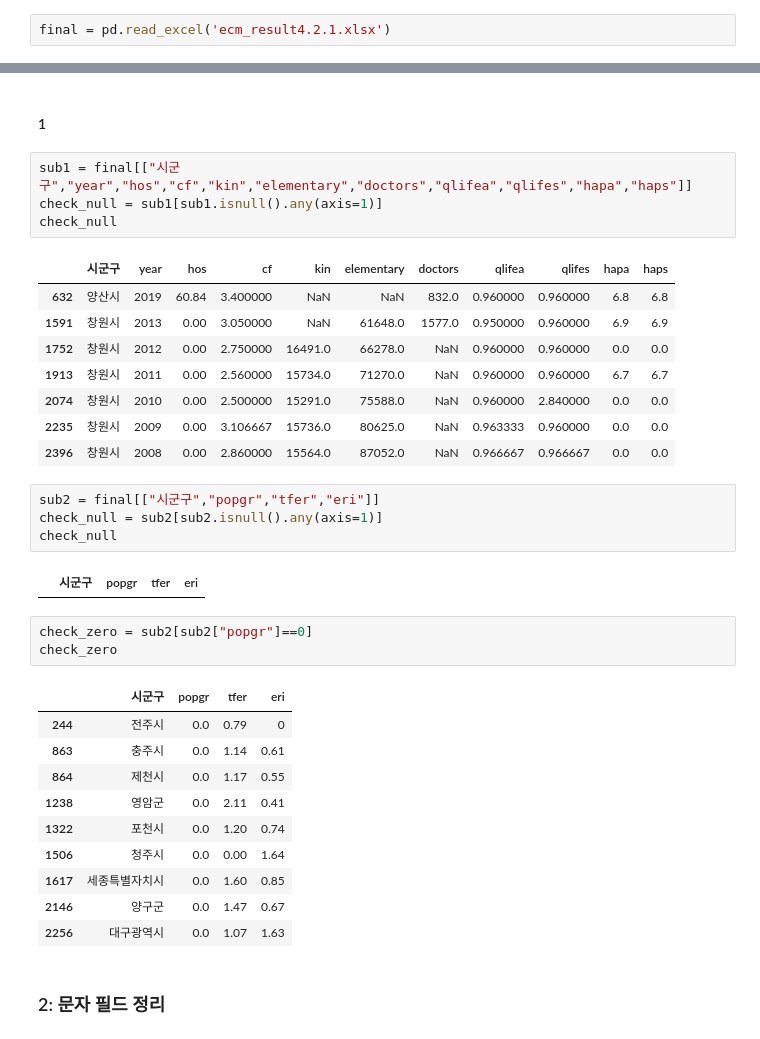
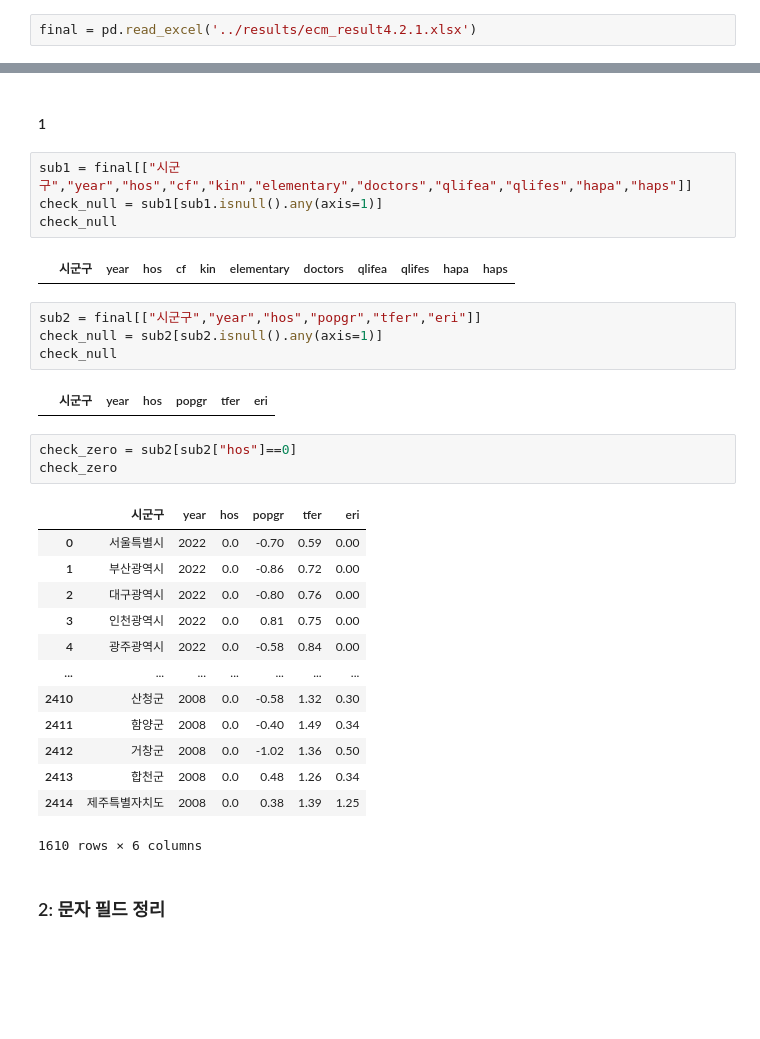
Before and after one commit to estiemoon/EA, a Jupyter notebook: data_check/check.ipynb, the cells around one changed output, grey strips where cells are left out. Cells and saved outputs as stored; diff of their text form; blank space fills up the shorter version.

```diff
--- a/data_check/check.ipynb
+++ b/data_check/check.ipynb
@@ -1,7 +1,7 @@
 # %%
 import pandas as pd
 # %%
-final = pd.read_excel('ecm_result4.2.1.xlsx')
+final = pd.read_excel('../results/ecm_result4.2.1.xlsx')
 # %% [markdown]
 ### 최종 데이터 점검
 # %% [markdown]
@@ -17,33 +17,29 @@ check_null = sub1[sub1.isnull().any(axis=1)]
 check_null
 # %% [output]
 |  | 시군구 | year | hos | cf | kin | elementary | doctors | qlifea | qlifes | hapa | haps |
-| 632 | 양산시 | 2019 | 60.84 | 3.400000 | NaN | NaN | 832.0 | 0.960000 | 0.960000 | 6.8 | 6.8 |
-| 1591 | 창원시 | 2013 | 0.00 | 3.050000 | NaN | 61648.0 | 1577.0 | 0.950000 | 0.960000 | 6.9 | 6.9 |
-| 1752 | 창원시 | 2012 | 0.00 | 2.750000 | 16491.0 | 66278.0 | NaN | 0.960000 | 0.960000 | 0.0 | 0.0 |
-| 1913 | 창원시 | 2011 | 0.00 | 2.560000 | 15734.0 | 71270.0 | NaN | 0.960000 | 0.960000 | 6.7 | 6.7 |
-| 2074 | 창원시 | 2010 | 0.00 | 2.500000 | 15291.0 | 75588.0 | NaN | 0.960000 | 2.840000 | 0.0 | 0.0 |
-| 2235 | 창원시 | 2009 | 0.00 | 3.106667 | 15736.0 | 80625.0 | NaN | 0.963333 | 0.960000 | 0.0 | 0.0 |
-| 2396 | 창원시 | 2008 | 0.00 | 2.860000 | 15564.0 | 87052.0 | NaN | 0.966667 | 0.966667 | 0.0 | 0.0 |
 # %%
-sub2 = final[["시군구","popgr","tfer","eri"]]
+sub2 = final[["시군구","year","hos","popgr","tfer","eri"]]
 check_null = sub2[sub2.isnull().any(axis=1)]
 check_null
 # %% [output]
-|  | 시군구 | popgr | tfer | eri |
+|  | 시군구 | year | hos | popgr | tfer | eri |
 # %%
-check_zero = sub2[sub2["popgr"]==0]
+check_zero = sub2[sub2["hos"]==0]
 check_zero
 # %% [output]
-|  | 시군구 | popgr | tfer | eri |
-| 244 | 전주시 | 0.0 | 0.79 | 0 |
-| 863 | 충주시 | 0.0 | 1.14 | 0.61 |
-| 864 | 제천시 | 0.0 | 1.17 | 0.55 |
-| 1238 | 영암군 | 0.0 | 2.11 | 0.41 |
-| 1322 | 포천시 | 0.0 | 1.20 | 0.74 |
-| 1506 | 청주시 | 0.0 | 0.00 | 1.64 |
-| 1617 | 세종특별자치시 | 0.0 | 1.60 | 0.85 |
-| 2146 | 양구군 | 0.0 | 1.47 | 0.67 |
-| 2256 | 대구광역시 | 0.0 | 1.07 | 1.63 |
+|  | 시군구 | year | hos | popgr | tfer | eri |
+| 0 | 서울특별시 | 2022 | 0.0 | -0.70 | 0.59 | 0.00 |
+| 1 | 부산광역시 | 2022 | 0.0 | -0.86 | 0.72 | 0.00 |
+| 2 | 대구광역시 | 2022 | 0.0 | -0.80 | 0.76 | 0.00 |
+| 3 | 인천광역시 | 2022 | 0.0 | 0.81 | 0.75 | 0.00 |
+| 4 | 광주광역시 | 2022 | 0.0 | -0.58 | 0.84 | 0.00 |
+| ... | ... | ... | ... | ... | ... | ... |
+| 2410 | 산청군 | 2008 | 0.0 | -0.58 | 1.32 | 0.30 |
+| 2411 | 함양군 | 2008 | 0.0 | -0.40 | 1.49 | 0.34 |
+| 2412 | 거창군 | 2008 | 0.0 | -1.02 | 1.36 | 0.50 |
+| 2413 | 합천군 | 2008 | 0.0 | 0.48 | 1.26 | 0.34 |
+| 2414 | 제주특별자치도 | 2008 | 0.0 | 0.38 | 1.39 | 1.25 |
+1610 rows × 6 columns
 # %% [markdown]
 ### 2: 문자 필드 정리
 # %%
```
Also changed, not shown: 1 other file.
